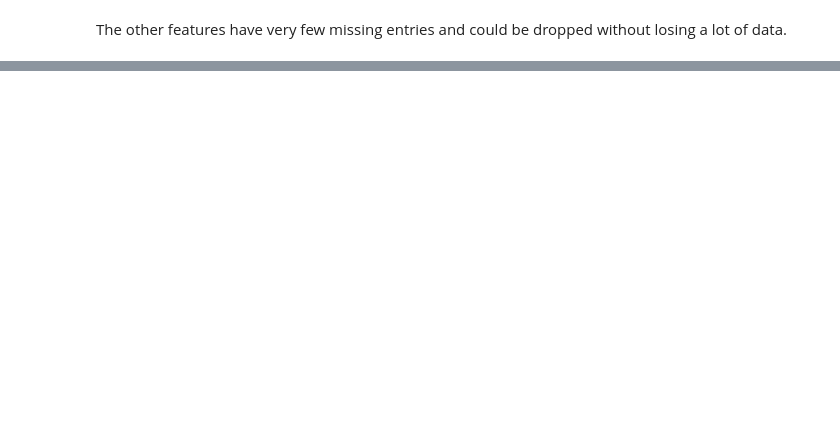
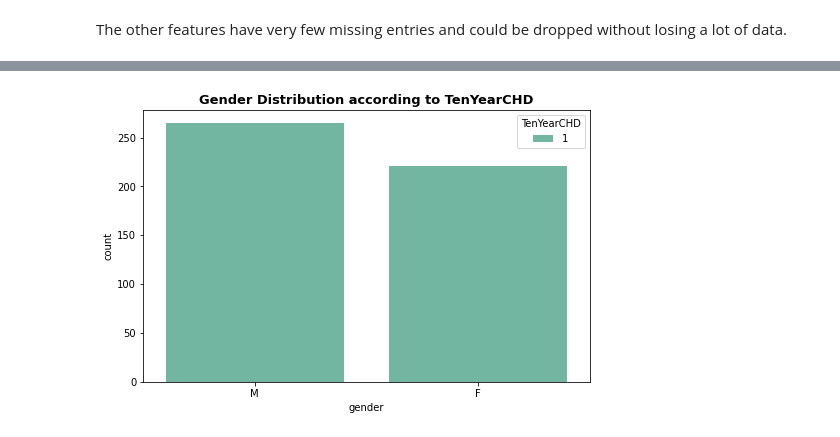
Before and after one commit to Swapnil-417/Cardiovascular-Risk-Prediction, a Jupyter notebook: Cardiovascular_Risk_Prediction_Capstone_Project.ipynb, the cells around one changed output, grey strips where cells are left out. Saved outputs shown, nothing was run; the diff lists cells and outputs as text; code cells hidden in the pictures; blank space fills up the shorter version.

```diff
--- a/Cardiovascular_Risk_Prediction_Capstone_Project.ipynb
+++ b/Cardiovascular_Risk_Prediction_Capstone_Project.ipynb
@@ -190,0 +224,6 @@ There are no any missing values present in the dataset
+# %%
+# droping outliers from totChol column above 500
+new_df= new_df[new_df['totChol'] < 500]
+# %%
+# droping outliers from sysBP column above 250
+new_df= new_df[new_df['sysBP'] < 250]
@@ -190,0 +253,10 @@ There are no any missing values present in the dataset
+# %%
+# which gender has most risk of CHD
+temp_df= new_df[new_df['TenYearCHD']==1]
+
+fig, ax = plt.subplots(figsize=(8,5))
+ax = sns.countplot(x='gender', hue='TenYearCHD', data=temp_df, palette='Set2')
+ax.set_title("Gender Distribution according to TenYearCHD", fontsize = 13, weight = 'bold')
+plt.show()
+# %% [output]
+[figure, added]
```
Also changed, not shown: parts of 33 cells of this notebook.
